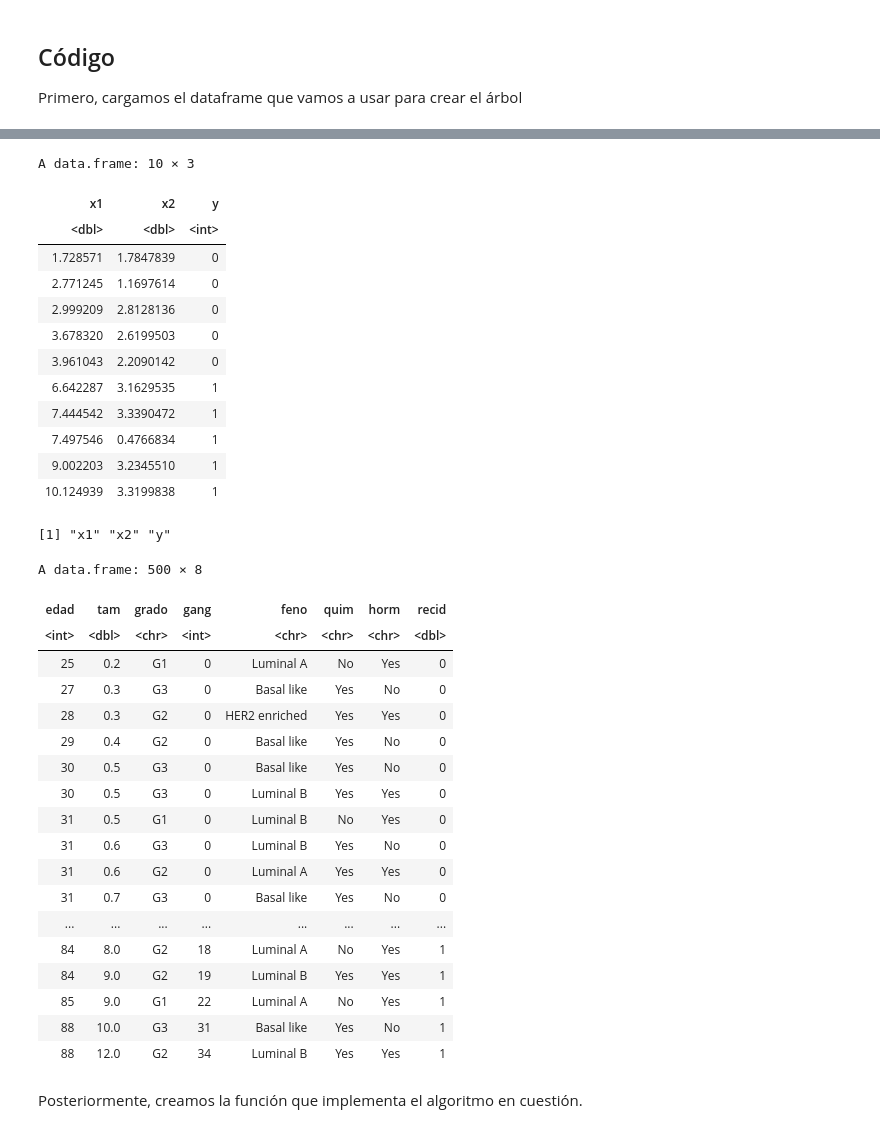
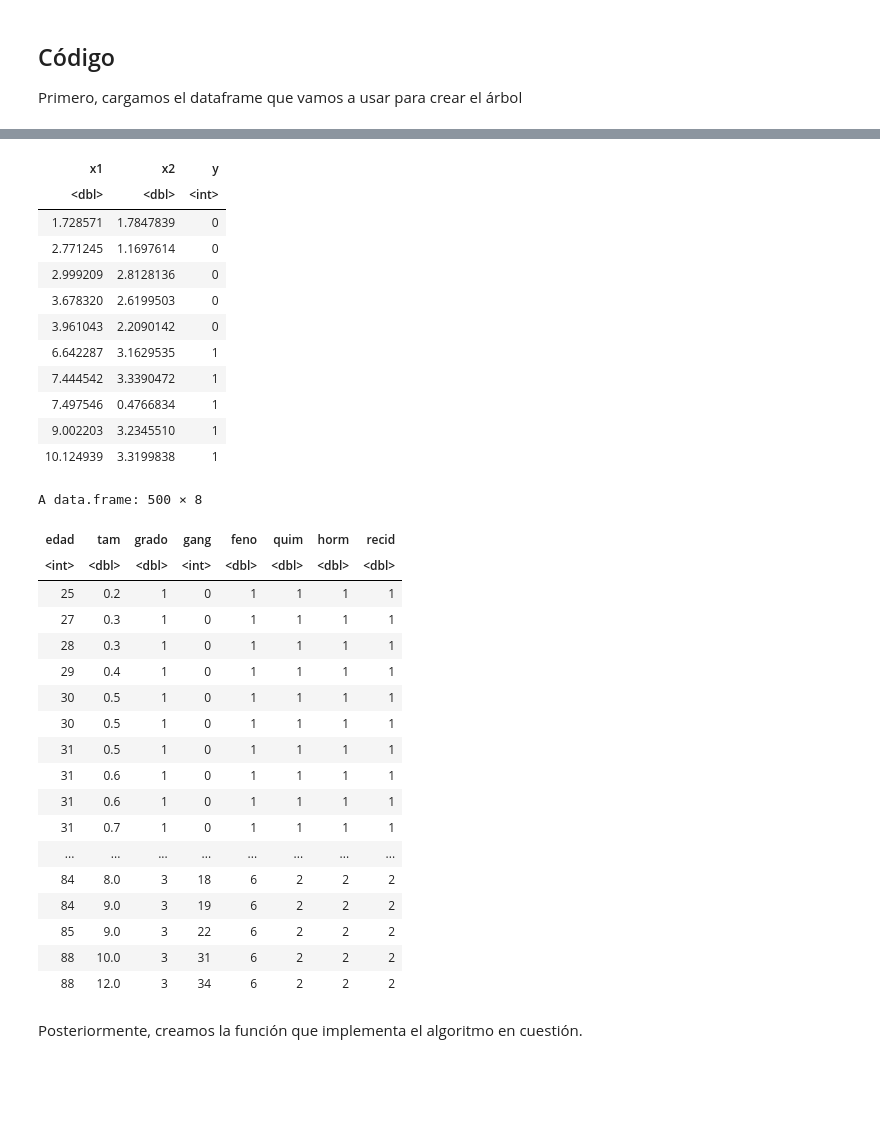
Before and after one commit to MAngelGC/CART-Splitting, a Jupyter notebook: CARTSplitting.ipynb, the cells around one changed output, grey strips where cells are left out. Drawn from its saved outputs; the diff is of its cells as text; code cells hidden in the pictures; blank space fills up the shorter version.

```diff
--- a/CARTSplitting.ipynb
+++ b/CARTSplitting.ipynb
@@ -17,10 +17,14 @@ Primero, cargamos el dataframe que vamos a usar para crear el árbol
 library(dplyr)
 df <- read.csv("./datasets/datos.csv")
 recid_iva <- read.csv("./datasets/datosicb.txt", sep = " ",
-                      colClasses = c("recid" = "factor"))
+                      colClasses = c("recid" = "factor", "grado" = "factor",
+                                     "feno" = "factor", "quim" = "factor",
+                                     "horm" = "factor"))
 recid_iva <- recid_iva %>%
-  mutate(recid = sort(as.numeric(recid) - 1), edad = sort(edad),
-         tam = sort(tam), gang = sort(gang))
+  mutate(recid = sort(as.numeric(recid)), edad = sort(edad),
+         tam = sort(tam), gang = sort(gang), grado = sort(as.numeric(grado)),
+         feno = sort(as.numeric(feno)), quim = sort(as.numeric(quim)),
+         horm = sort(as.numeric(horm)))
 cart_tree <- list(root = df, left = NA, right = NA)
 df$x1 <- sort(df$x1)
 df
@@ -40,36 +34,34 @@ The following objects are masked from 'package:base':
+| x1 | x2 | y |
+| <dbl> | <dbl> | <int> |
+| 1.728571 | 1.7847839 | 0 |
+| 2.771245 | 1.1697614 | 0 |
+| 2.999209 | 2.8128136 | 0 |
+| 3.678320 | 2.6199503 | 0 |
+| 3.961043 | 2.2090142 | 0 |
+| 6.642287 | 3.1629535 | 1 |
+| 7.444542 | 3.3390472 | 1 |
+| 7.497546 | 0.4766834 | 1 |
+| 9.002203 | 3.2345510 | 1 |
+| 10.124939 | 3.3199838 | 1 |
-A data.frame: 10 × 3
+A data.frame: 500 × 8
-| x1 | x2 | y |
-| <dbl> | <dbl> | <int> |
-| 1.728571 | 1.7847839 | 0 |
-| 2.771245 | 1.1697614 | 0 |
-| 2.999209 | 2.8128136 | 0 |
-| 3.678320 | 2.6199503 | 0 |
-| 3.961043 | 2.2090142 | 0 |
-| 6.642287 | 3.1629535 | 1 |
-| 7.444542 | 3.3390472 | 1 |
-| 7.497546 | 0.4766834 | 1 |
-| 9.002203 | 3.2345510 | 1 |
-| 10.124939 | 3.3199838 | 1 |
-[1] "x1" "x2" "y"
-A data.frame: 500 × 8
 | edad | tam | grado | gang | feno | quim | horm | recid |
-| <int> | <dbl> | <chr> | <int> | <chr> | <chr> | <chr> | <dbl> |
-| 25 | 0.2 | G1 | 0 | Luminal A | No | Yes | 0 |
-| 27 | 0.3 | G3 | 0 | Basal like | Yes | No | 0 |
-| 28 | 0.3 | G2 | 0 | HER2 enriched | Yes | Yes | 0 |
-| 29 | 0.4 | G2 | 0 | Basal like | Yes | No | 0 |
-| 30 | 0.5 | G3 | 0 | Basal like | Yes | No | 0 |
-| 30 | 0.5 | G3 | 0 | Luminal B | Yes | Yes | 0 |
-| 31 | 0.5 | G1 | 0 | Luminal B | No | Yes | 0 |
-| 31 | 0.6 | G3 | 0 | Luminal B | Yes | No | 0 |
-| 31 | 0.6 | G2 | 0 | Luminal A | Yes | Yes | 0 |
-| 31 | 0.7 | G3 | 0 | Basal like | Yes | No | 0 |
+| <int> | <dbl> | <dbl> | <int> | <dbl> | <dbl> | <dbl> | <dbl> |
+| 25 | 0.2 | 1 | 0 | 1 | 1 | 1 | 1 |
+| 27 | 0.3 | 1 | 0 | 1 | 1 | 1 | 1 |
+| 28 | 0.3 | 1 | 0 | 1 | 1 | 1 | 1 |
+| 29 | 0.4 | 1 | 0 | 1 | 1 | 1 | 1 |
+| 30 | 0.5 | 1 | 0 | 1 | 1 | 1 | 1 |
+| 30 | 0.5 | 1 | 0 | 1 | 1 | 1 | 1 |
+| 31 | 0.5 | 1 | 0 | 1 | 1 | 1 | 1 |
+| 31 | 0.6 | 1 | 0 | 1 | 1 | 1 | 1 |
+| 31 | 0.6 | 1 | 0 | 1 | 1 | 1 | 1 |
+| 31 | 0.7 | 1 | 0 | 1 | 1 | 1 | 1 |
 | ... | ... | ... | ... | ... | ... | ... | ... |
-| 84 | 8.0 | G2 | 18 | Luminal A | No | Yes | 1 |
-| 84 | 9.0 | G2 | 19 | Luminal B | Yes | Yes | 1 |
-| 85 | 9.0 | G1 | 22 | Luminal A | No | Yes | 1 |
-| 88 | 10.0 | G3 | 31 | Basal like | Yes | No | 1 |
-| 88 | 12.0 | G2 | 34 | Luminal B | Yes | Yes | 1 |
+| 84 | 8.0 | 3 | 18 | 6 | 2 | 2 | 2 |
+| 84 | 9.0 | 3 | 19 | 6 | 2 | 2 | 2 |
+| 85 | 9.0 | 3 | 22 | 6 | 2 | 2 | 2 |
+| 88 | 10.0 | 3 | 31 | 6 | 2 | 2 | 2 |
+| 88 | 12.0 | 3 | 34 | 6 | 2 | 2 | 2 |
 # %% [markdown]
 Posteriormente, creamos la función que implementa el algoritmo en cuestión.
 # %%
```
Also changed, not shown: parts of 2 cells of this notebook.
